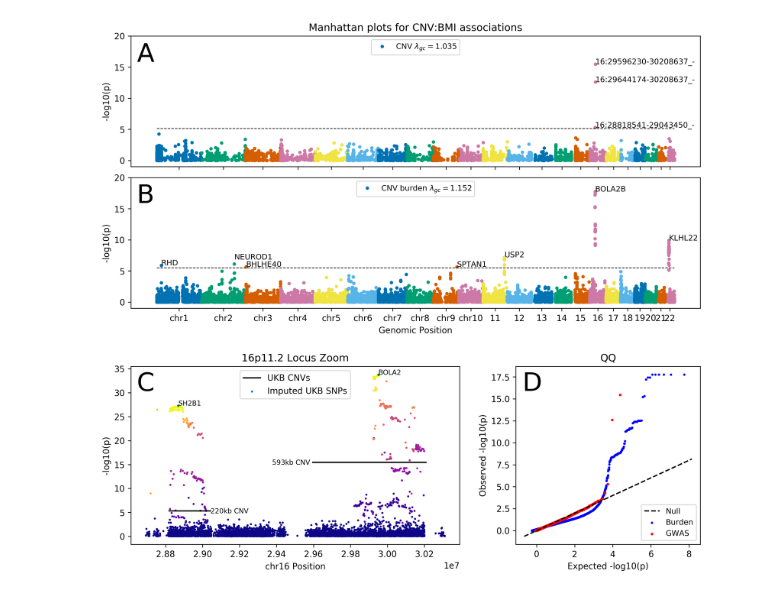
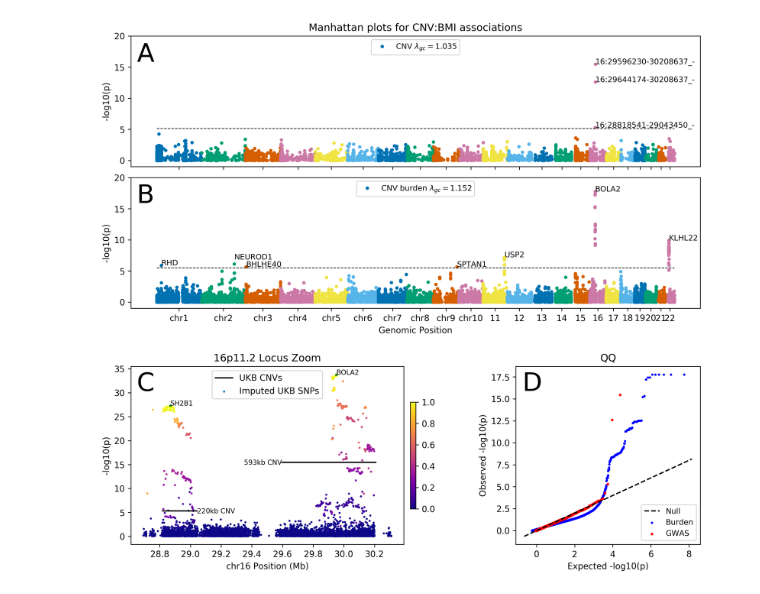
Before and after one commit to priestlab/cnv-ukb, a Jupyter notebook: figures/Figure3-BMI.ipynb, the cells around one changed output. Drawn from its saved outputs; the diff is of its cells as text; code cells hidden in the pictures.

Commit message:
minor figure updates

```diff
--- a/figures/Figure3-BMI.ipynb
+++ b/figures/Figure3-BMI.ipynb
@@ -124,6 +124,8 @@ plt.plot([bmi_burden['X'].min(), bmi_burden['X'].max()], [mlp_star, mlp_star],
 chr_seen = []
 for [c,n,x,p] in bmi_burden[bmi_burden['P'] < p_star_b].loc[:,['CHR','GENE','X','P']].sort_values('P').values.tolist():
     if c not in chr_seen:
+        if c == 16 and n != "BOLA2": # several tied lead variants
+            continue
         pad=0.7*int(n == 'NEUROD1')
         plt.annotate(n, [x, -np.log10(p) + pad], fontsize=9)
         chr_seen.append(c)
@@ -152,7 +154,6 @@ r_taok2='../../../cnv_ukb/ukb_imp_stats/tmem219_lead_var_bmi_norm_wb_hrc_r2.ld'
 
 # load snps, subset to hrc by way of estimated r^2 with clumped variants
 snps=pd.read_table(f).dropna().query('POS < @bp2 + 10000 and POS > @bp1-10000')
-snps['X'] = snps['POS'] - bp1 + 10000
 snps['mlog10p'] = snps['P'].apply(lambda x:-np.log10(x))
 r_sh2b1 = pd.read_table(r_sh2b1, usecols=['SNP_B', 'R2'], sep='\s+').rename_axis({'SNP_B':'ID', 'R2':'R2_SH2B1'},
                                                                                   axis=1)
@@ -162,8 +163,9 @@ snps = snps.merge(r_sh2b1, how='outer')
 snps = snps.merge(r_taok2, how='outer')
 snps['R2'] = snps[['R2_SH2B1','R2_TMEM219']].max(axis=1)
 snps = snps.dropna(subset=['R2'])
+snps['POS'] = snps['POS'] * 1e-6
 # plot everything, then do special labels for lead variants
-plt.scatter(snps['POS'], snps['mlog10p'], s=2, c=snps['R2'], cmap='plasma')
+r2color = plt.scatter(snps['POS'], snps['mlog10p'], s=2, c=snps['R2'], cmap='plasma')
 special = snps.query('R2 == 1')
 for i,row in special.iterrows():
     plt.scatter([row['POS']], [row['mlog10p']], s=5, c='green', marker='*')
@@ -174,44 +176,46 @@ for i,row in special.iterrows():
 
 
 # add CNV
-lpad=220000
+lpad=0.247000
 hpad=0.5
-plt.plot([28818541, 29043450], [-np.log10(5.087900e-06), -np.log10(5.087900e-06)], 'k-')
-plt.annotate('220kb CNV', [29043450, -np.log10(5.087900e-06) - hpad], fontsize=8)
+plt.plot([28.818541, 29.043450], [-np.log10(5.087900e-06), -np.log10(5.087900e-06)], 'k-')
+
+# legends and info
+plt.annotate('220kb CNV', [29.043450, -np.log10(5.087900e-06) - hpad], fontsize=8)
 plt.legend(['UKB CNVs', 'Imputed UKB SNPs'], loc=9)
-plt.plot([29596230, 30208637], [-np.log10(3.357230e-16), -np.log10(3.357230e-16)], 'k-')
-plt.annotate('593kb CNV', [29596230 - lpad, -np.log10(3.357230e-16) - hpad], fontsize=8)
+plt.colorbar(r2color, pad=0.02, shrink=0.6)
+plt.plot([29.596230, 30.208637], [-np.log10(3.357230e-16), -np.log10(3.357230e-16)], 'k-')
+plt.annotate('593kb CNV', [29.596230 - lpad, -np.log10(3.357230e-16) - hpad], fontsize=8)
 
 # labels
-plt.ylabel('-log10(p)'), plt.xlabel('chr16 Position'), plt.title('16p11.2 Locus Zoom')
-
+plt.ylabel('-log10(p)'), plt.xlabel('chr16 Position (Mb)'), plt.title('16p11.2 Locus Zoom')
 
 ##################
 # D: QQ for GWAS #
 ##################
 ax = fig.add_subplot(grid[7:,8:])
 
 qq1,l1 = probplot(-np.log10(bmi_gwas['P'].values), dist=expon) #, plot=ax, markersize=2)
 qq2,l2 = probplot(-np.log10(bmi_burden['P'].values), dist=expon)
 for qq,l,m,s,c in [(qq2,l2,'o',3,'b'), (qq1,l1,'x',5,'r')]:
     plt.scatter(qq[0]*l[0] + l[1],qq[1],s=s,marker=m,color=c)
 plt.plot(ax.get_xlim(),ax.get_xlim(),'k--')
 # labels
 plt.legend(['Null','Burden','GWAS'],fontsize=9,loc=4)
 plt.ylabel('Observed -log10(p)')
 plt.xlabel('Expected -log10(p)')
 plt.title('QQ')
 
 # add labels
 fig.text(0.133, 0.842, 'A', fontsize=30)
 fig.text(0.133, 0.632, 'B', fontsize=30)
 fig.text(0.133, 0.353, 'C', fontsize=30)
 fig.text(0.658, 0.353, 'D', fontsize=30)
 
 # done
 plt.savefig('Figure3.pdf')
 plt.show()
 # %% [output]
-[figure, old version]
+[figure, new version]
 # %%
 bmi_gwas.query('P < 8e-6').head()
```
Also changed, not shown: parts of 7 cells of this notebook, 5 other files.
